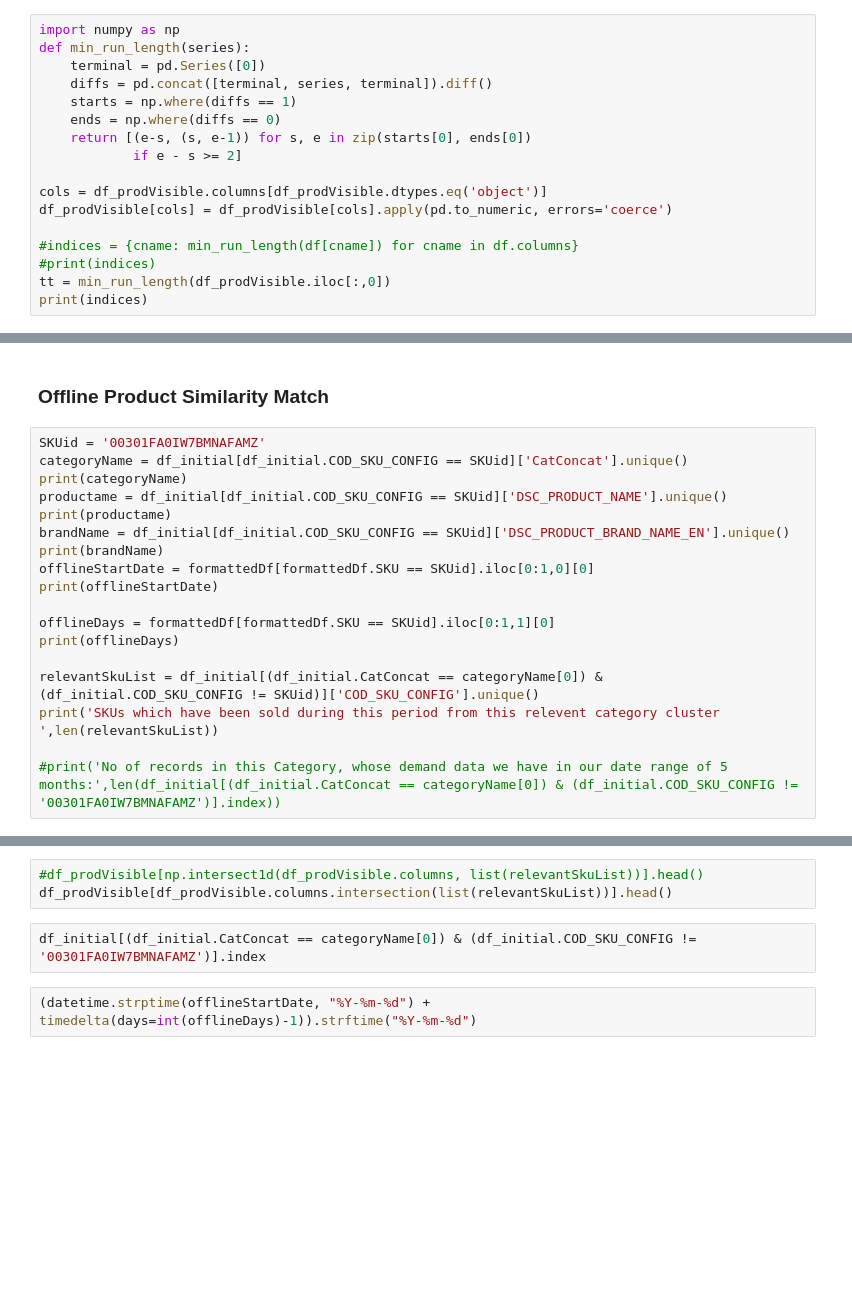
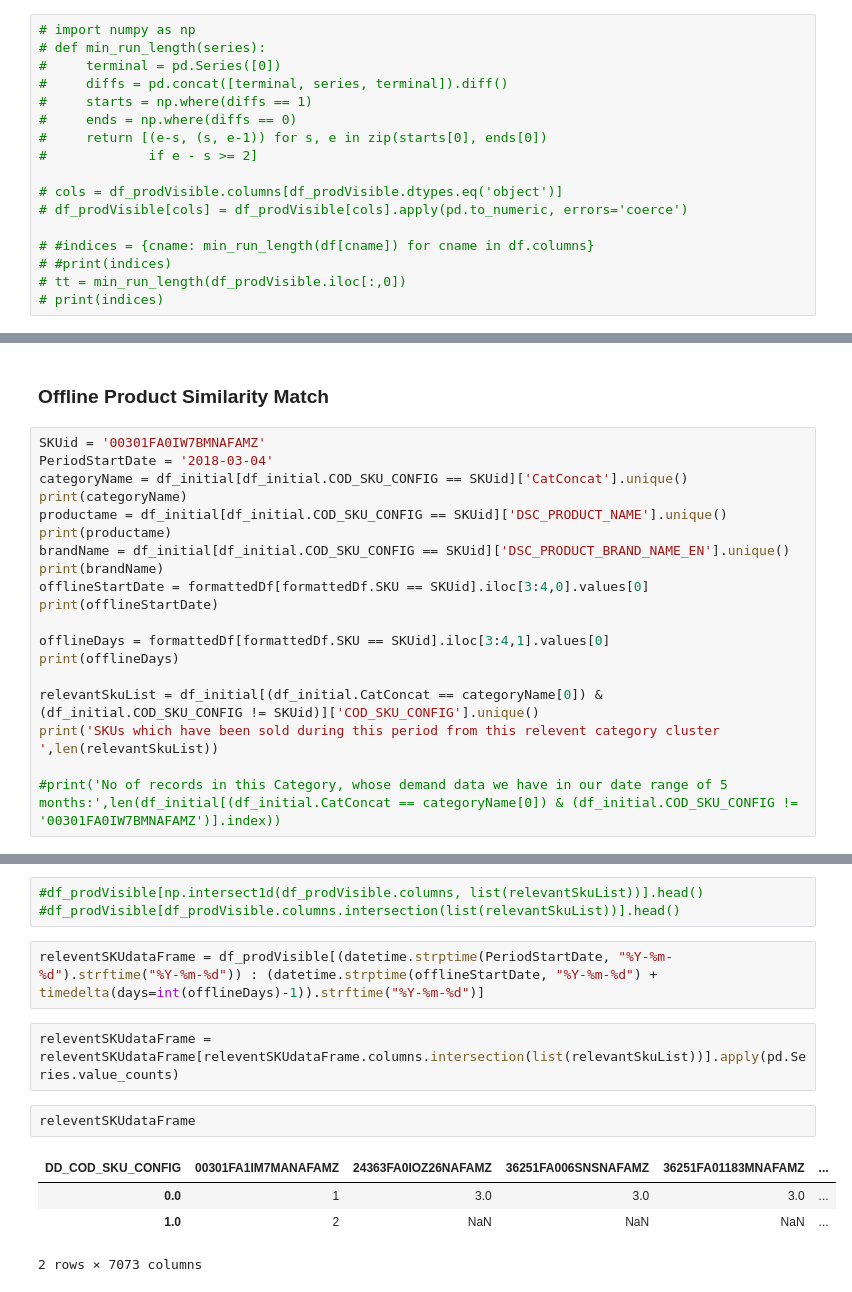
Before and after one commit to DanyalKhaliq/Machine-Learning-, a Jupyter notebook: ProductDescriptiveAnalysis.ipynb, the cells around one changed output, grey strips where cells are left out. Cells and saved outputs as stored; diff of their text form; blank space fills up the shorter version.

```diff
--- a/ProductDescriptiveAnalysis.ipynb
+++ b/ProductDescriptiveAnalysis.ipynb
@@ -147,22 +140,22 @@ df_prodVisible.columns = df_prodVisible.iloc[0]
 
 df_prodVisible = df_prodVisible.reindex(df_prodVisible.index.drop('DD_COD_SKU_CONFIG'))
 # %%
-import numpy as np
-def min_run_length(series):
-    terminal = pd.Series([0])
-    diffs = pd.concat([terminal, series, terminal]).diff()
-    starts = np.where(diffs == 1)
-    ends = np.where(diffs == 0)
-    return [(e-s, (s, e-1)) for s, e in zip(starts[0], ends[0])
-            if e - s >= 2]
+# import numpy as np
+# def min_run_length(series):
+#     terminal = pd.Series([0])
+#     diffs = pd.concat([terminal, series, terminal]).diff()
+#     starts = np.where(diffs == 1)
+#     ends = np.where(diffs == 0)
+#     return [(e-s, (s, e-1)) for s, e in zip(starts[0], ends[0])
+#             if e - s >= 2]
 
-cols = df_prodVisible.columns[df_prodVisible.dtypes.eq('object')]
-df_prodVisible[cols] = df_prodVisible[cols].apply(pd.to_numeric, errors='coerce')
+# cols = df_prodVisible.columns[df_prodVisible.dtypes.eq('object')]
+# df_prodVisible[cols] = df_prodVisible[cols].apply(pd.to_numeric, errors='coerce')
 
-#indices = {cname: min_run_length(df[cname]) for cname in df.columns}
-#print(indices)
-tt = min_run_length(df_prodVisible.iloc[:,0])
-print(indices)
+# #indices = {cname: min_run_length(df[cname]) for cname in df.columns}
+# #print(indices)
+# tt = min_run_length(df_prodVisible.iloc[:,0])
+# print(indices)
 # %%
 def zero_runs(a):
     # Create an array that is 1 where a is 0, and pad each end with an extra 0.
@@ -197,16 +211,17 @@ df_initial.dtypes
 ### Offline Product Similarity Match
 # %%
 SKUid = '00301FA0IW7BMNAFAMZ'
+PeriodStartDate = '2018-03-04'
 categoryName = df_initial[df_initial.COD_SKU_CONFIG == SKUid]['CatConcat'].unique()
 print(categoryName)
 productame = df_initial[df_initial.COD_SKU_CONFIG == SKUid]['DSC_PRODUCT_NAME'].unique()
 print(productame)
 brandName = df_initial[df_initial.COD_SKU_CONFIG == SKUid]['DSC_PRODUCT_BRAND_NAME_EN'].unique()
 print(brandName)
-offlineStartDate = formattedDf[formattedDf.SKU == SKUid].iloc[0:1,0][0]
+offlineStartDate = formattedDf[formattedDf.SKU == SKUid].iloc[3:4,0].values[0]
 print(offlineStartDate)
 
-offlineDays = formattedDf[formattedDf.SKU == SKUid].iloc[0:1,1][0]
+offlineDays = formattedDf[formattedDf.SKU == SKUid].iloc[3:4,1].values[0]
 print(offlineDays)
 
 relevantSkuList = df_initial[(df_initial.CatConcat == categoryName[0]) & (df_initial.COD_SKU_CONFIG != SKUid)]['COD_SKU_CONFIG'].unique()
@@ -216,7 +240,14 @@ print('SKUs which have been sold during this period from this relevent category
 # %%
 #df_prodVisible[np.intersect1d(df_prodVisible.columns, list(relevantSkuList))].head()
-df_prodVisible[df_prodVisible.columns.intersection(list(relevantSkuList))].head()
+#df_prodVisible[df_prodVisible.columns.intersection(list(relevantSkuList))].head()
-# %%
-df_initial[(df_initial.CatConcat == categoryName[0]) & (df_initial.COD_SKU_CONFIG != '00301FA0IW7BMNAFAMZ')].index
 # %%
-(datetime.strptime(offlineStartDate, "%Y-%m-%d") + timedelta(days=int(offlineDays)-1)).strftime("%Y-%m-%d")
+releventSKUdataFrame = df_prodVisible[(datetime.strptime(PeriodStartDate, "%Y-%m-%d").strftime("%Y-%m-%d")) : (datetime.strptime(offlineStartDate, "%Y-%m-%d") + timedelta(days=int(offlineDays)-1)).strftime("%Y-%m-%d")]
+# %%
+releventSKUdataFrame = releventSKUdataFrame[releventSKUdataFrame.columns.intersection(list(relevantSkuList))].apply(pd.Series.value_counts)
+# %%
+releventSKUdataFrame
+# %% [output]
+| DD_COD_SKU_CONFIG | 00301FA1IM7MANAFAMZ | 24363FA0IOZ26NAFAMZ | 36251FA006SNSNAFAMZ | 36251FA01183MNAFAMZ | ... |
+| 0.0 | 1 | 3.0 | 3.0 | 3.0 | ... |
+| 1.0 | 2 | NaN | NaN | NaN | ... |
+2 rows × 7073 columns
```
Also changed, not shown: parts of 17 cells of this notebook.
